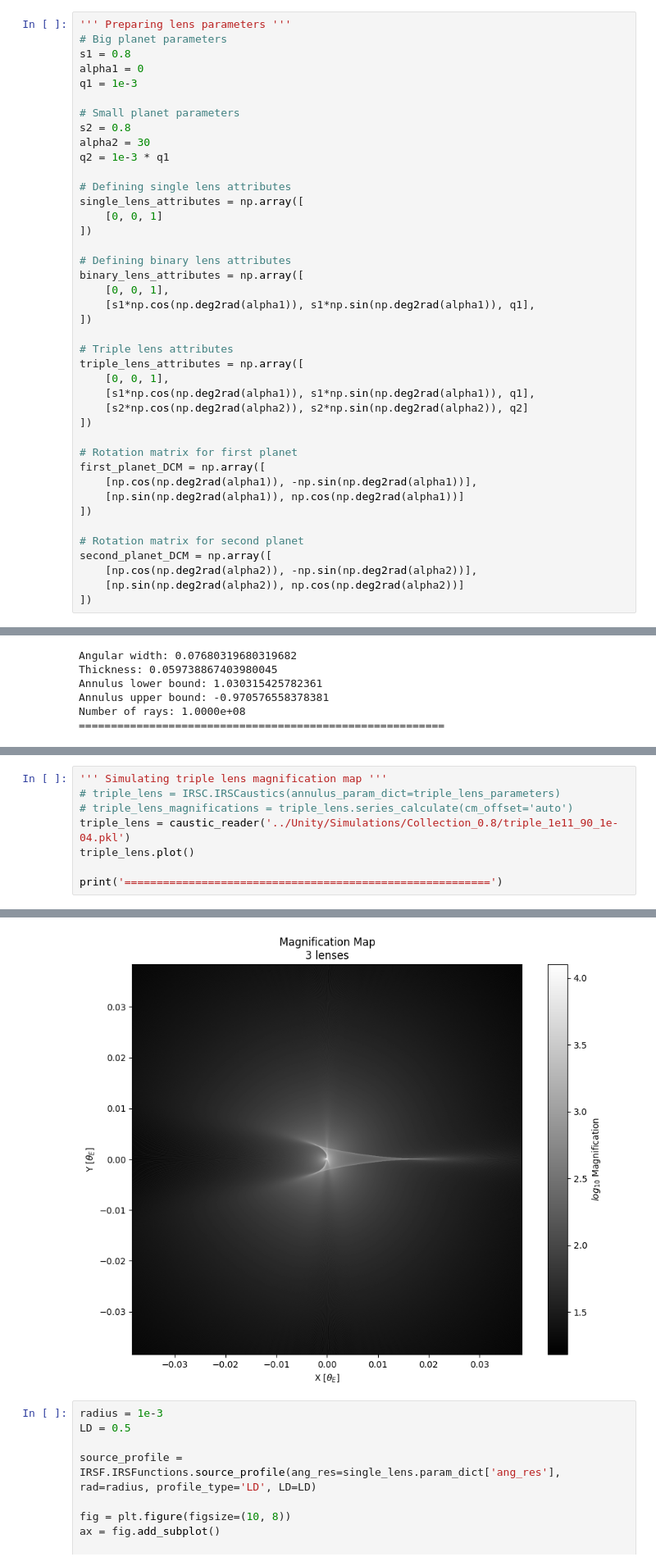
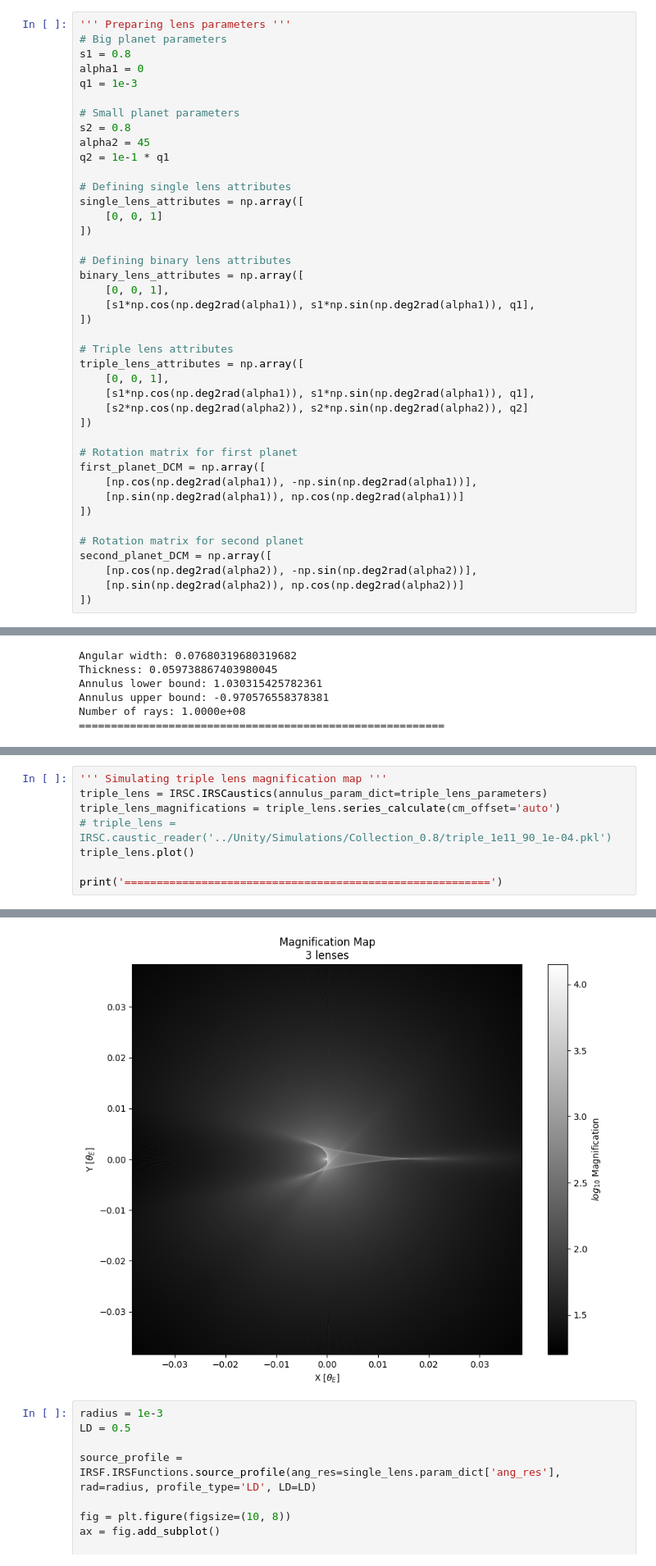
Before and after one commit to saividyud/NBLens, a Jupyter notebook: Unity Analysis/binary_lens_dev.ipynb, the cells around one changed output, grey strips where cells are left out. Shown at 82% size. Cells and saved outputs as stored; diff of their text form.

```diff
--- a/Unity Analysis/binary_lens_dev.ipynb
+++ b/Unity Analysis/binary_lens_dev.ipynb
@@ -53,8 +47,8 @@ q1 = 1e-3
 
 # Small planet parameters
 s2 = 0.8
-alpha2 = 30
-q2 = 1e-3 * q1
+alpha2 = 45
+q2 = 1e-1 * q1
 
 # Defining single lens attributes
 single_lens_attributes = np.array([
@@ -179,9 +177,9 @@ Plotting magnification map: 0.013 seconds
 [figure]
 # %%
 ''' Simulating triple lens magnification map '''
-# triple_lens = IRSC.IRSCaustics(annulus_param_dict=triple_lens_parameters)
-# triple_lens_magnifications = triple_lens.series_calculate(cm_offset='auto')
-triple_lens = caustic_reader('../Unity/Simulations/Collection_0.8/triple_1e11_90_1e-04.pkl')
+triple_lens = IRSC.IRSCaustics(annulus_param_dict=triple_lens_parameters)
+triple_lens_magnifications = triple_lens.series_calculate(cm_offset='auto')
+# triple_lens = IRSC.caustic_reader('../Unity/Simulations/Collection_0.8/triple_1e11_90_1e-04.pkl')
 triple_lens.plot()
 
 print('=========================================================')
@@ -190,5 +190,5 @@ Plotting magnification map: 0.017 seconds
 =========================================================
-[figure, old version]
+[figure, new version]
 # %%
 radius = 1e-3
 LD = 0.5
```
Also changed, not shown: parts of 11 cells of this notebook, 9 other files.
